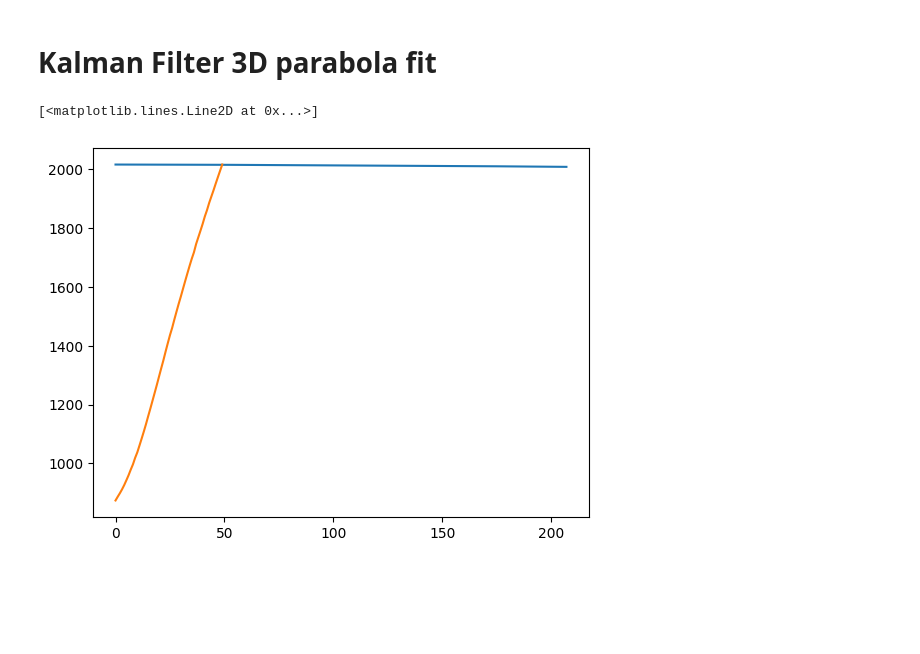
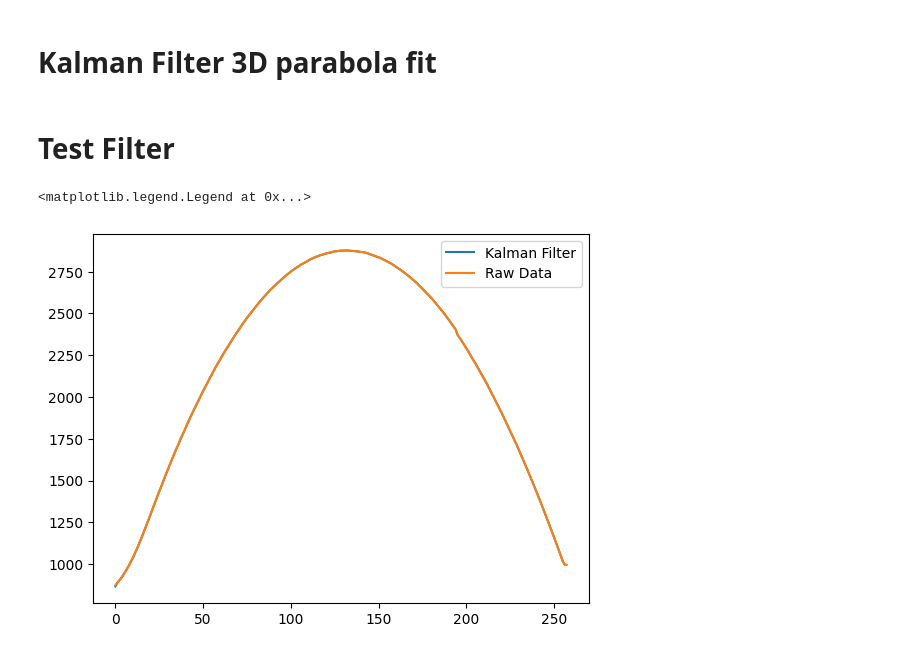
Before and after one commit to Akash-Ravindra/Project_Catch, a Jupyter notebook: misc/marker_throw/preprocess.ipynb, the cells around one changed output. Saved outputs shown, nothing was run; the diff lists cells and outputs as text; code cells hidden in the pictures; blank space fills up the shorter version.

Commit message:
kalman filter with 9 states

```diff
--- a/misc/marker_throw/preprocess.ipynb
+++ b/misc/marker_throw/preprocess.ipynb
@@ -139,23 +141,29 @@ class KalmanFilter3D:
         # Covariance Update
         ## Update the covariance of the model based on the previous state and process noise
         self.P = np.dot(np.dot(A,self.P_est),A.T) + self.Q
-# %%
-ekf = KalmanFilter3D()
-lim = 50
-kalman_points = []
-for wp, marker_ in enumerate(marker_pos[throw_][:,:]):
-    # print(marker_)
-    if(wp < lim):
-        ekf.update(marker_[-1], marker_[:3])
-    else:
-        ekf.state_predict(marker_[-1])
-        ekf.state_est = ekf.state
-        kalman_points.append(ekf.state_est[:3].reshape(3))
-kalman_points =np.array(kalman_points)
-# %%
-axis = 2
-plt.plot(kalman_points[:,axis])
-plt.plot(marker_pos[throw_][:lim,axis])
-# %% [output]
-[<matplotlib.lines.Line2D at 0x...>]
-[figure, removed]
+# %% [markdown]
+# Test Filter
+# %%
+# Create a Kalman Filter
+ekf = KalmanFilter3D()
+kalman_states = []
+error = []
+
+## Estimate the state using the Kalman Filter on the marker position
+for wp, marker_ in enumerate(marker_pos[throw_][:,:]):
+    # print(marker_)
+    ekf.update(marker_[-1], marker_[:3])
+    kalman_states.append((ekf.state_est.reshape(9)))
+    error.append(np.linalg.norm(marker_[:3]-ekf.state_est[:3].reshape(3)))
+
+kalman_states =np.array(kalman_states)
+error = np.array(error)
+
+## Plot the trajectory of the marker and the Kalman Filter estimate of the marker position in the Z axis
+axis = 2
+plt.plot(kalman_states[:,axis])
+plt.plot(marker_pos[throw_][:,axis])
+plt.legend(['Kalman Filter', 'Raw Data'])
+# %% [output]
+<matplotlib.legend.Legend at 0x...>
+[figure, added]
```
Also changed, not shown: parts of 3 cells of this notebook.
